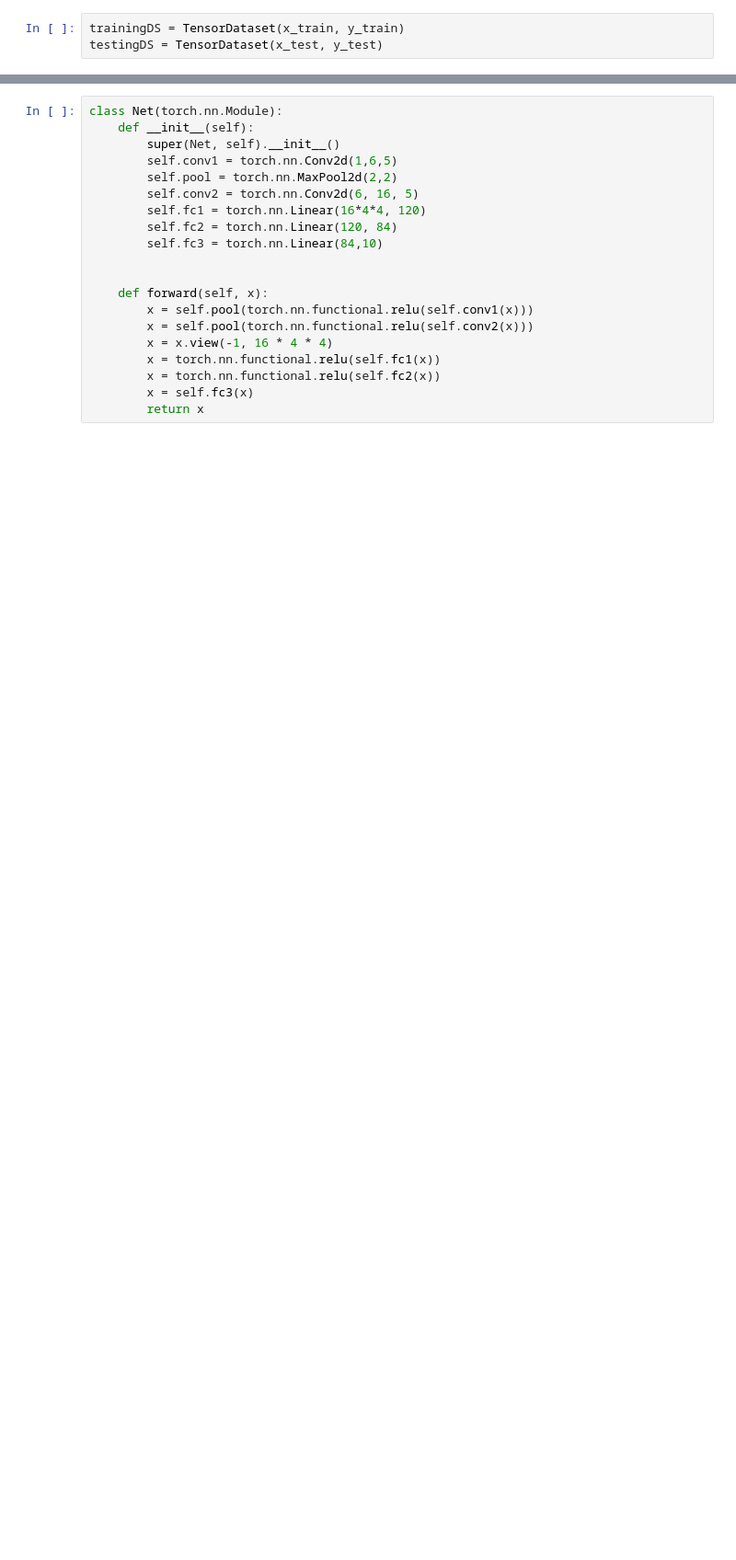
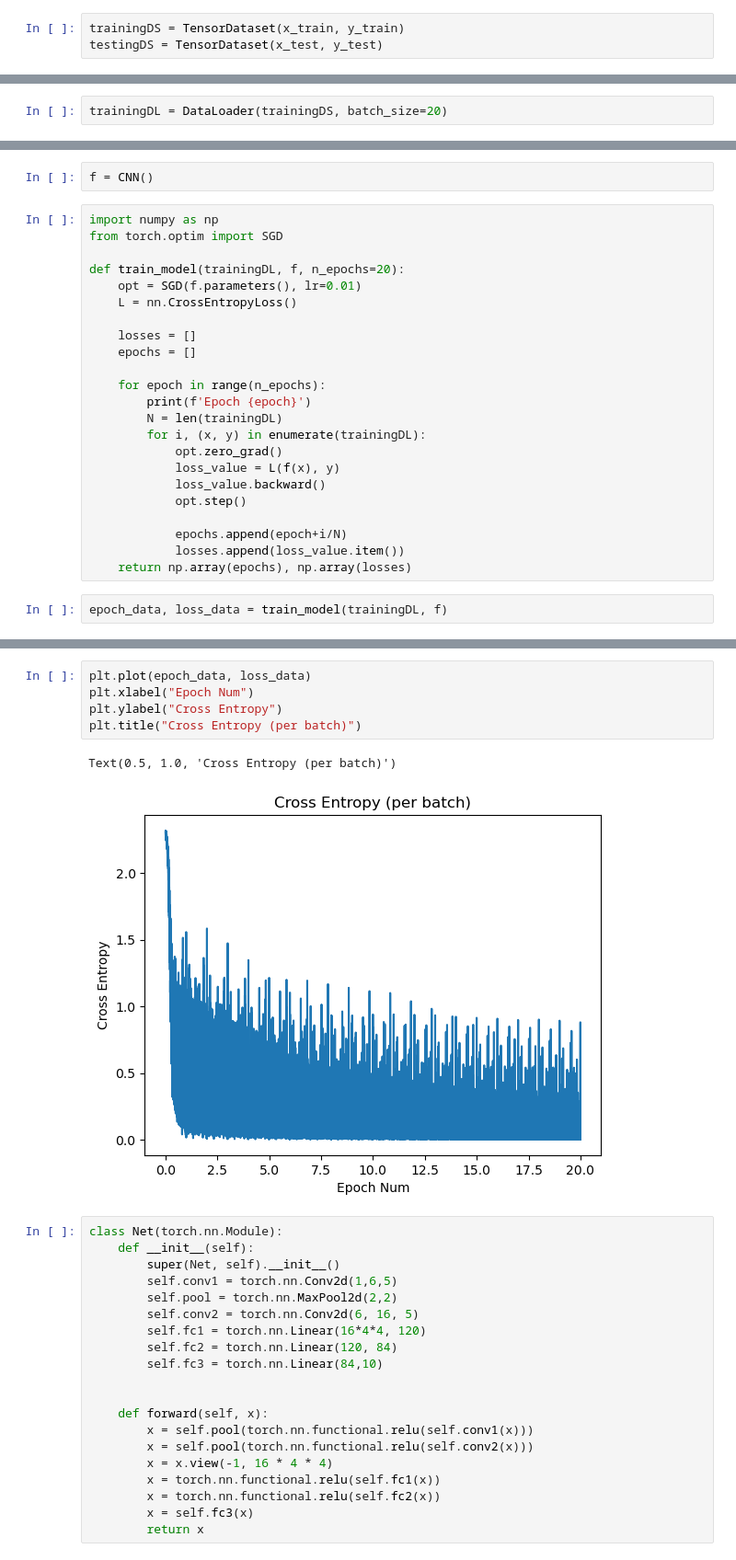
Before and after one commit to Imperator-M/ECS189G_Winter_2022_Source_Code_Template, a Jupyter notebook: Source_Code_Template/script/stage_3_script/mnist.ipynb, the cells around one changed output, grey strips where cells are left out. Shown: that part at 92% size. Cells and saved outputs as stored; diff of their text form; blank space fills up the shorter version.

```diff
--- a/Source_Code_Template/script/stage_3_script/mnist.ipynb
+++ b/Source_Code_Template/script/stage_3_script/mnist.ipynb
@@ -161,0 +108,2 @@ dataset[0]
+# %%
+trainingDL = DataLoader(trainingDS, batch_size=20)
@@ -161,0 +124,27 @@ dataset[0]
+# %%
+f = CNN()
+# %%
+import numpy as np
+from torch.optim import SGD
+
+def train_model(trainingDL, f, n_epochs=20):
+    opt = SGD(f.parameters(), lr=0.01)
+    L = nn.CrossEntropyLoss()
+
+    losses = []
+    epochs = []
+
+    for epoch in range(n_epochs):
+        print(f'Epoch {epoch}')
+        N = len(trainingDL)
+        for i, (x, y) in enumerate(trainingDL):
+            opt.zero_grad()
+            loss_value = L(f(x), y)
+            loss_value.backward()
+            opt.step()
+
+            epochs.append(epoch+i/N)
+            losses.append(loss_value.item())
+    return np.array(epochs), np.array(losses)
+# %%
+epoch_data, loss_data = train_model(trainingDL, f)
@@ -162,3 +172,11 @@ dataset[0]
+# %%
+plt.plot(epoch_data, loss_data)
+plt.xlabel("Epoch Num")
+plt.ylabel("Cross Entropy")
+plt.title("Cross Entropy (per batch)")
+# %% [output]
+Text(0.5, 1.0, 'Cross Entropy (per batch)')
+[figure, added]
 # %%
 class Net(torch.nn.Module):
     def __init__(self):
```
Also changed, not shown: parts of 8 cells of this notebook.
